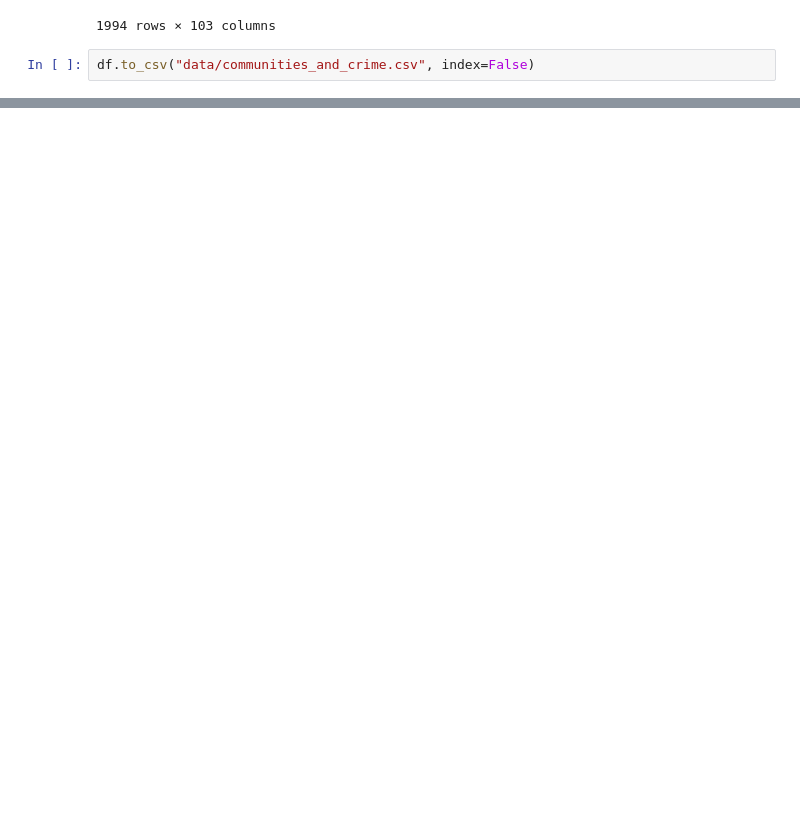
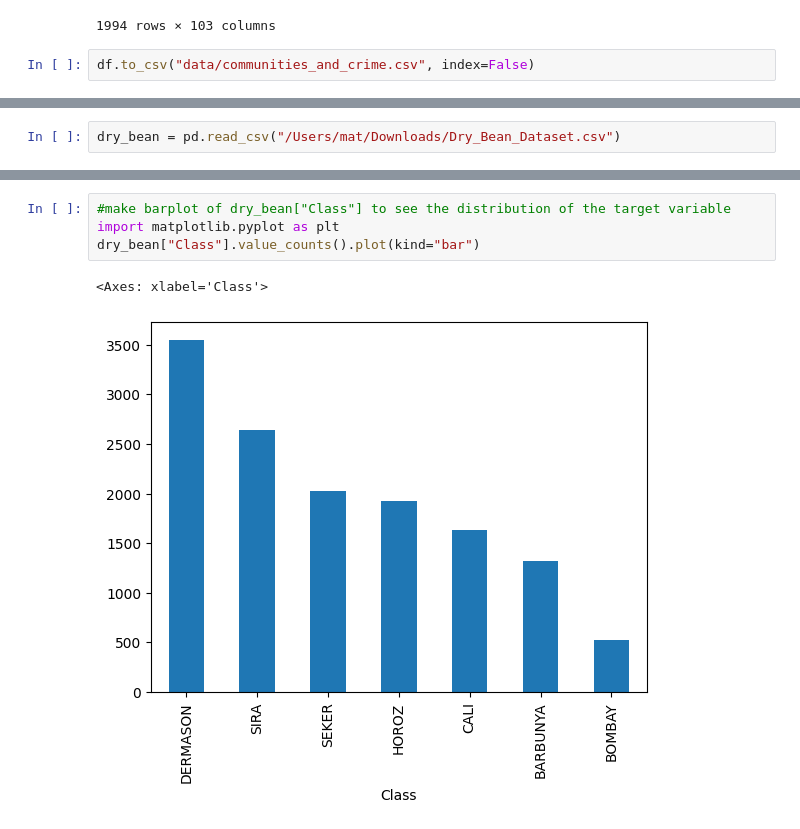
Before and after one commit to Fersoil/logistic_regression, a Jupyter notebook: data_collection.ipynb, the cells around one changed output, grey strips where cells are left out. Drawn from its saved outputs; the diff is of its cells as text; blank space fills up the shorter version.

```diff
--- a/data_collection.ipynb
+++ b/data_collection.ipynb
@@ -177,0 +228,2 @@ df.to_csv("data/communities_and_crime.csv", index=False)
+# %%
+dry_bean = pd.read_csv("/Users/mat/Downloads/Dry_Bean_Dataset.csv")
@@ -177,0 +246,7 @@ df.to_csv("data/communities_and_crime.csv", index=False)
+# %%
+#make barplot of dry_bean["Class"] to see the distribution of the target variable
+import matplotlib.pyplot as plt
+dry_bean["Class"].value_counts().plot(kind="bar")
+# %% [output]
+<Axes: xlabel='Class'>
+[figure, added]
```
Also changed, not shown: parts of 9 cells of this notebook, 2 other files.
